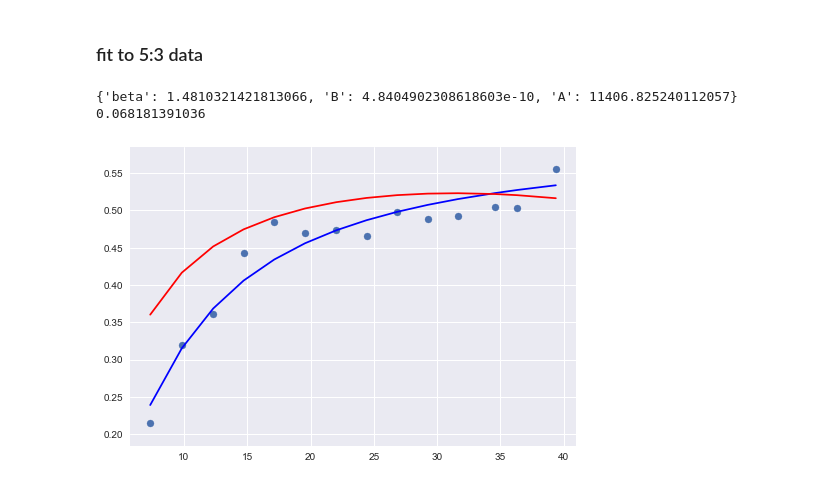
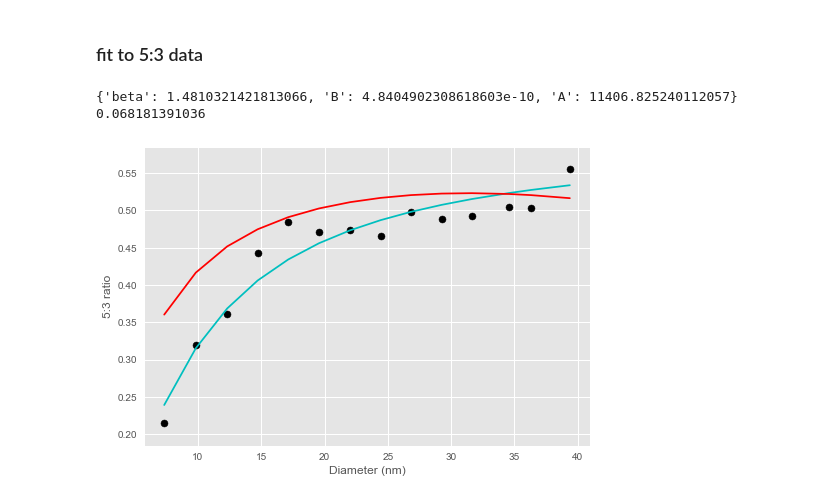
Before and after one commit to cshasha/simulation-analysis, a Jupyter notebook: tau_fitting.ipynb, the cells around one changed output. Drawn from its saved outputs; the diff is of its cells as text; code cells hidden in the pictures.

```diff
--- a/tau_fitting.ipynb
+++ b/tau_fitting.ipynb
@@ -16,7 +16,7 @@ from sklearn.linear_model import LinearRegression
 from sklearn.ensemble import RandomForestRegressor
 from sklearn.svm import SVR
 from lmfit import Model
-pl.style.use('seaborn')
+pl.style.use('seaborn-dark-palette')
 pl.rc('font',family='Arial')
 # %% [markdown]
 ### constants
@@ -553,28 +609,31 @@ def funcM(ratio, h, v, ms, tau, omega, A, B, beta):
 # %%
 traindata = trimdata[(trimdata['frequency'] == 25250)& (trimdata['viscosity'] == 0.0)]
 cutdata = traindata[(traindata['size'] == 27.7)]
 
 modelM = Model(funcM, independent_vars=['ratio','h', 'tau','v', 'ms','omega'])
 modelM.set_param_hint('A', min=0)
 modelM.set_param_hint('B', min=0)
 modelM.set_param_hint('beta', min=0)
 
 result = modelM.fit(traindata['5:3'], ratio=traindata['L5:3'], h=0.001*traindata['field'], v = traindata['Vc'], tau = traindata['tauEff'], \
                     ms = traindata['Ms'], omega = traindata['angF'],A = 1, B= 1, beta = 1.1, nan_policy='omit', method='leastsq')
 result2 = modelM.fit(traindata['5:3'], ratio=traindata['L5:3'], h=0.001*traindata['field'], v = traindata['Vc'], tau = traindata['tauB'], \
                     ms = traindata['Ms'], omega = traindata['angF'],A = 1, B= 1, beta = 1.1, nan_policy='omit', method='leastsq')
 
 
 print(result.values)
 print(result.chisqr)
 
 cutdata = cutdata.sort_values(by=['field'])
-scatter(cutdata['field'], cutdata['5:3'])
-plot(cutdata['field'], funcM(ratio=cutdata['L5:3'],h=0.001*cutdata['field'], v = cutdata['Vc'], tau=cutdata['tauEff'],ms = cutdata['Ms'],omega=cutdata['angF'],**result.values),c="b")
+scatter(cutdata['field'], cutdata['5:3'],c="black")
+plot(cutdata['field'], funcM(ratio=cutdata['L5:3'],h=0.001*cutdata['field'], v = cutdata['Vc'], tau=cutdata['tauEff'],ms = cutdata['Ms'],omega=cutdata['angF'],**result.values),c="c")
 plot(cutdata['field'], funcM(ratio=cutdata['L5:3'],h=0.001*cutdata['field'], v = cutdata['Vc'], tau=cutdata['tauB'],ms = cutdata['Ms'],omega=cutdata['angF'],**result2.values),c="r")
 
+ylabel('5:3 ratio')
+xlabel('Diameter (nm)')
+
 show()
 # %% [output]
 {'beta': 1.4810321421813066, 'B': 4.8404902308618603e-10, 'A': 11406.825240112057}
 0.068181391036
-[figure, old version]
+[figure, new version]
```
Also changed, not shown: parts of 8 cells of this notebook.
